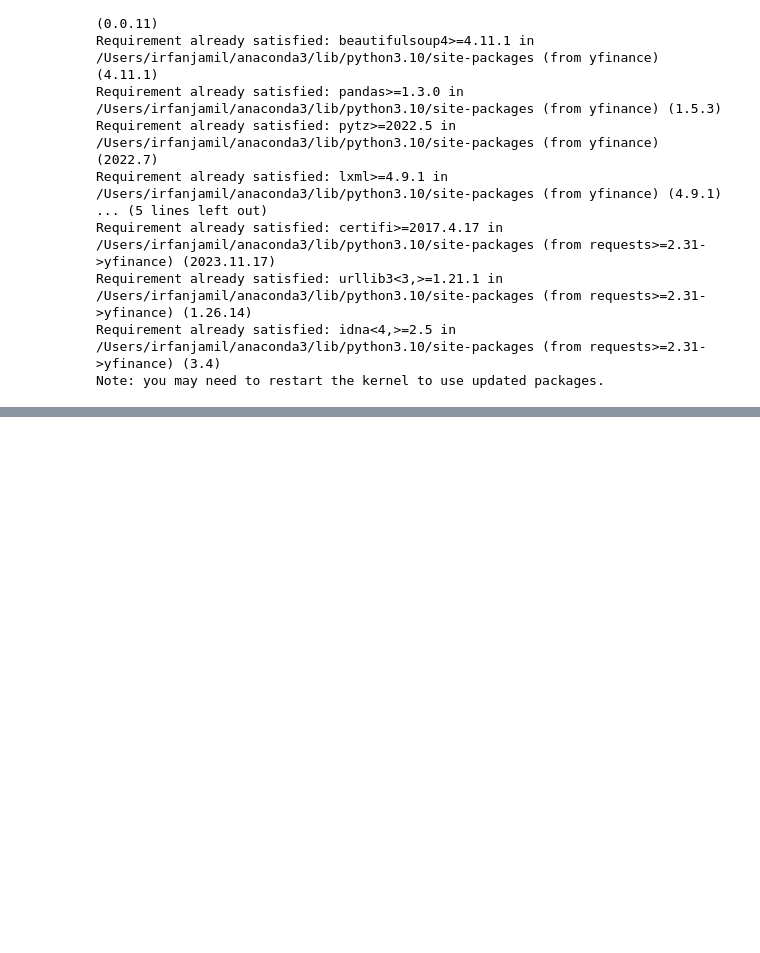
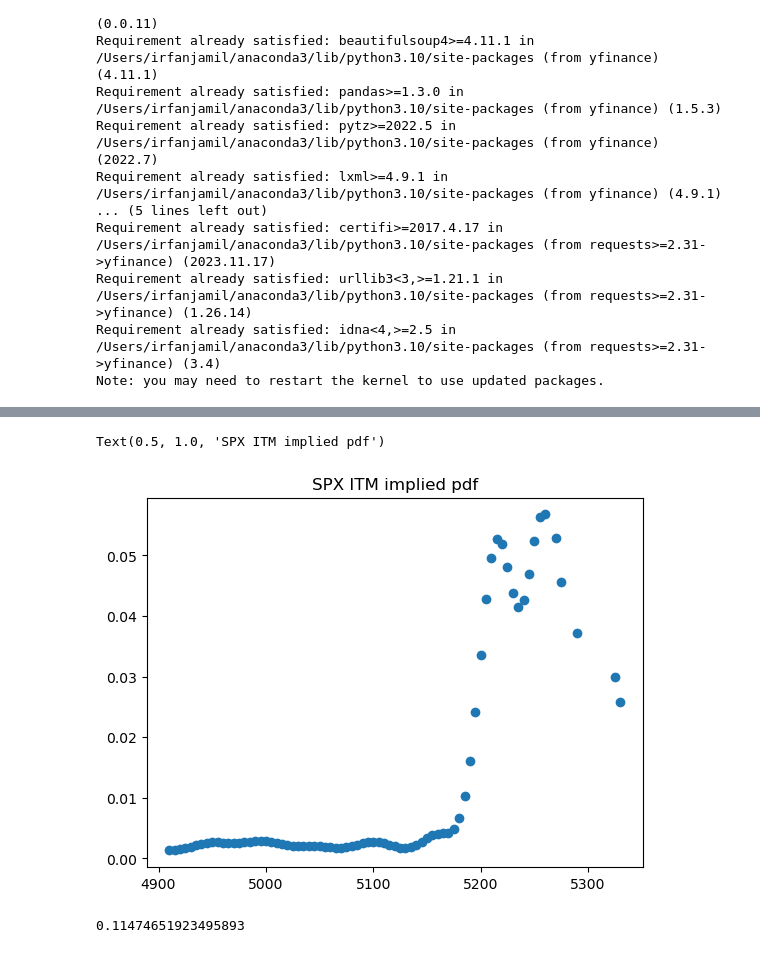
Before and after one commit to ijamil1/kalshi_mm, a Jupyter notebook: options_implied_pdf.ipynb, the cells around one changed output, grey strips where cells are left out. Cells and saved outputs as stored; diff of their text form; code cells hidden in the pictures; blank space fills up the shorter version.

Commit message:
using otm puts/calls improves the shape and believability of the implied pdf that arises from the  prices

```diff
--- a/options_implied_pdf.ipynb
+++ b/options_implied_pdf.ipynb
@@ -384,9 +20,0 @@ plt.plot(strike_ar, y_interp, c='r')
-# %%
-spy_interp_prices = {}
-for i in range(strike_ar.shape[0]):
-    sp = strike_ar[i]
-    iv = y_interp[i]
-    p = bs_call(509.05, sp, 1/252, r, iv)
-    spy_interp_prices[sp] = p
-
-plt.scatter(spy_interp_prices.keys(), spy_interp_prices.values())
@@ -396,12 +20,0 @@ plt.scatter(spy_interp_prices.keys(), spy_interp_prices.values())
-# %%
-x = []
-probs = []
-for i in range(strike_ar.shape[0]):
-    if i == 0 or i == strike_ar.shape[0]-1:
-        continue
-    sp = strike_ar[i]
-    p = spy_interp_prices[sp-1] - 2 * spy_interp_prices[sp] + spy_interp_prices[sp+1]
-    x.append(sp)
-    probs.append(p)
-
-plt.scatter(x,probs)
@@ -506,13 +20,0 @@ spy
-# %%
-strike = []
-p = []
-
-for idx, row in spy.iterrows():
-    if idx == 0 or idx == spy.shape[0]-1:
-        continue
-    cur_s = row['strike']
-    cost = float(spy.iloc[idx-1]['midprice']) - 2 * row['midprice'] + float(spy.iloc[idx+1]['midprice'])
-    strike.append(cur_s)
-    p.append(max(0, cost))
-
-plt.scatter(strike, p)
@@ -641,0 +73,3 @@ spx
+# %%
+cur_ndx_val = float(yf.Ticker('^NDX').history(period='1m').tail()['Close'])
+cur_spx_val = float(yf.Ticker('^SPX').history(period='1m').tail()['Close'])
@@ -641,0 +141,19 @@ spx
+# %%
+plt.scatter(spx_dist_dict.keys(), spx_dist_dict.values())
+plt.title('SPX ITM implied pdf')
+# %% [output]
+Text(0.5, 1.0, 'SPX ITM implied pdf')
+[figure, added]
+# %%
+#P(SPX > 250 eod tommorrow?)
+tups = [(sp, prob) for sp, prob in spx_dist_dict.items()]
+tups.sort(key=lambda x:x[0])
+cumsum = 0
+for x in tups:
+    if x[0] < 5160:
+        cumsum+=x[1]
+    else:
+        print(cumsum)
+        break
+# %% [output]
+0.11474651923495893
```
Also changed, not shown: parts of 76 cells of this notebook, 1 other file.
